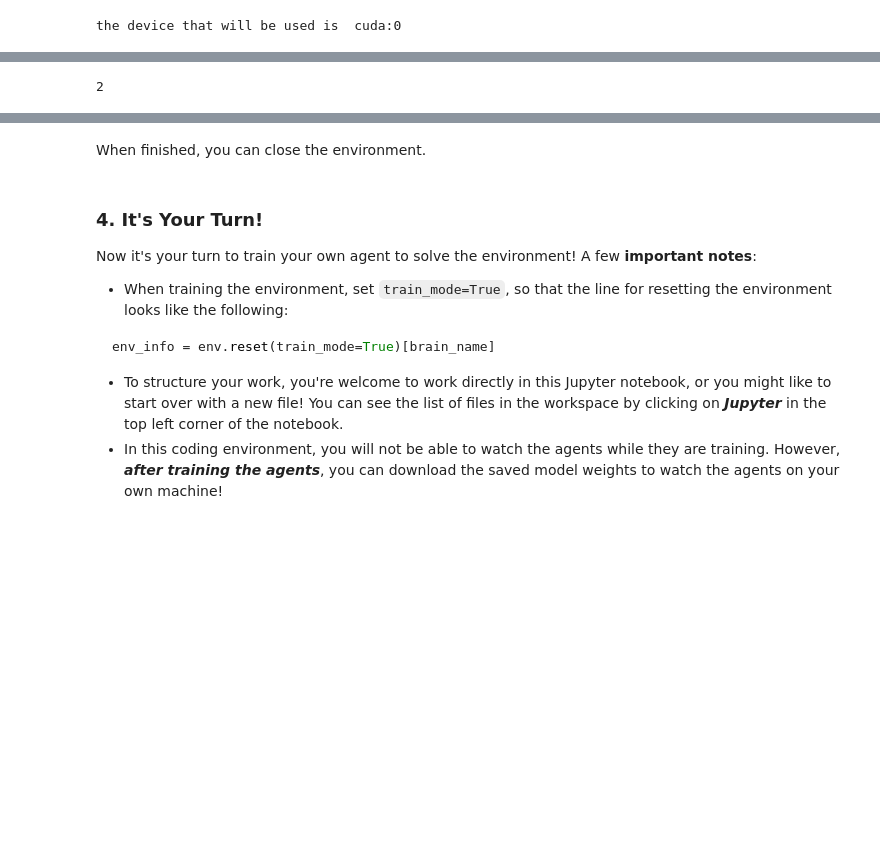
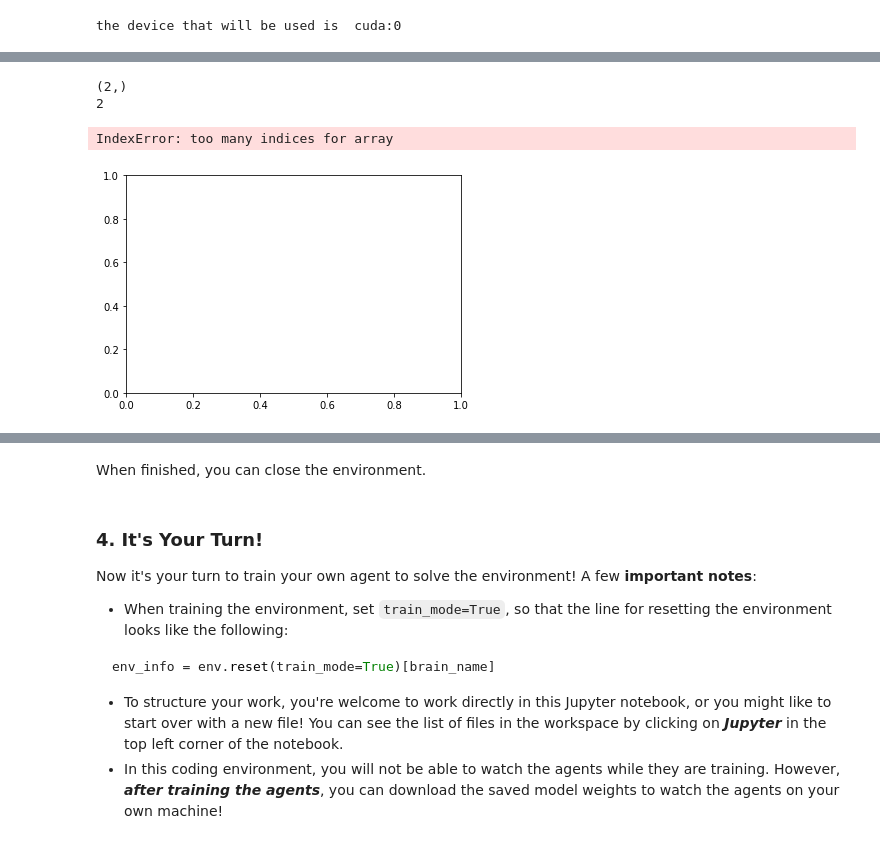
Before and after one commit to AdithyaVenkateshMohan/Multiagents-Tennis-MADDPG, a Jupyter notebook: Continuous_Control.ipynb, the cells around one changed output, grey strips where cells are left out. Cells and saved outputs as stored; diff of their text form; code cells hidden in the pictures; blank space fills up the shorter version.

```diff
--- a/Continuous_Control.ipynb
+++ b/Continuous_Control.ipynb
@@ -670,13 +613,21 @@ Episode 600     Average Score: 0.03466  Score: 0.00000 0.09000 Tcount:300
 # %%
-print(num_agents)
-# torch.save(agent.actor_local.state_dict(), 'checkpoint_actorNow.pth')
-# torch.save(agent.critic_local.state_dict(), 'checkpoint_criticNow.pth')
-# print('\rEpisode {}\tAverage Score: {:.2f}'.format(134, np.mean(scores)))
-# fig = plt.figure()
-# ax = fig.add_subplot(111)
-# plt.plot(np.arange(1, len(scores)+1), scores)
-# plt.ylabel('Score')
-# plt.xlabel('Episode #')
-# plt.show()
+print(np.shape(scores))
+print(len(scores))
+scores_all = np.array(scores)
+fig = plt.figure()
+ax = fig.add_subplot(111)
+plt.plot(np.arange(1, len(scores[:,1])+1), scores[:,1])
+plt.ylabel('Score')
+plt.xlabel('Episode #')
+plt.show()
+
+ax = fig.add_subplot(111)
+plt.plot(np.arange(1, len(scores[:,0])+1), scores[:,0] , 'r')
+plt.ylabel('Score')
+plt.xlabel('Episode #')
+plt.show()
 # %% [output]
+(2,)
 2
+IndexError: too many indices for array
+[figure, added]
```
Also changed, not shown: parts of 14 cells of this notebook, 23 other files.
